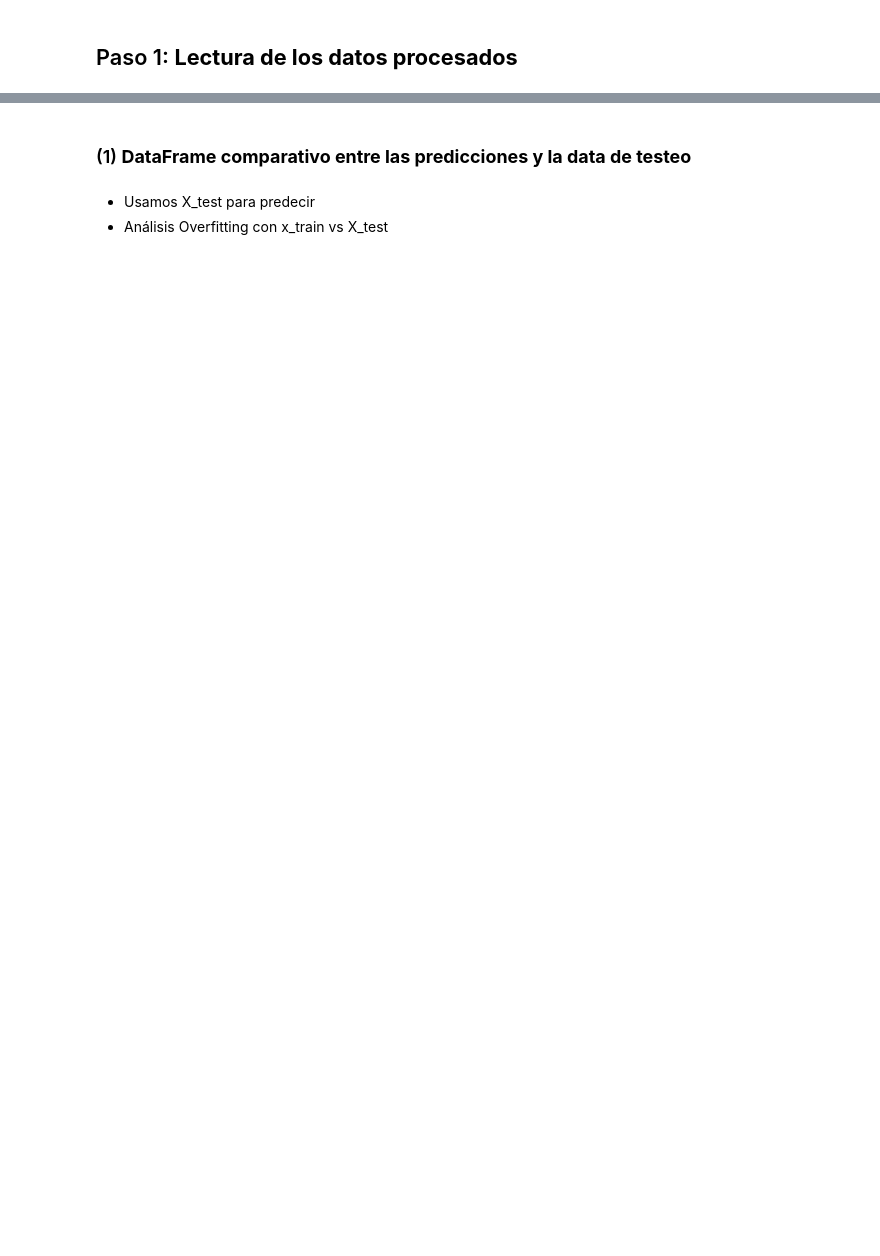
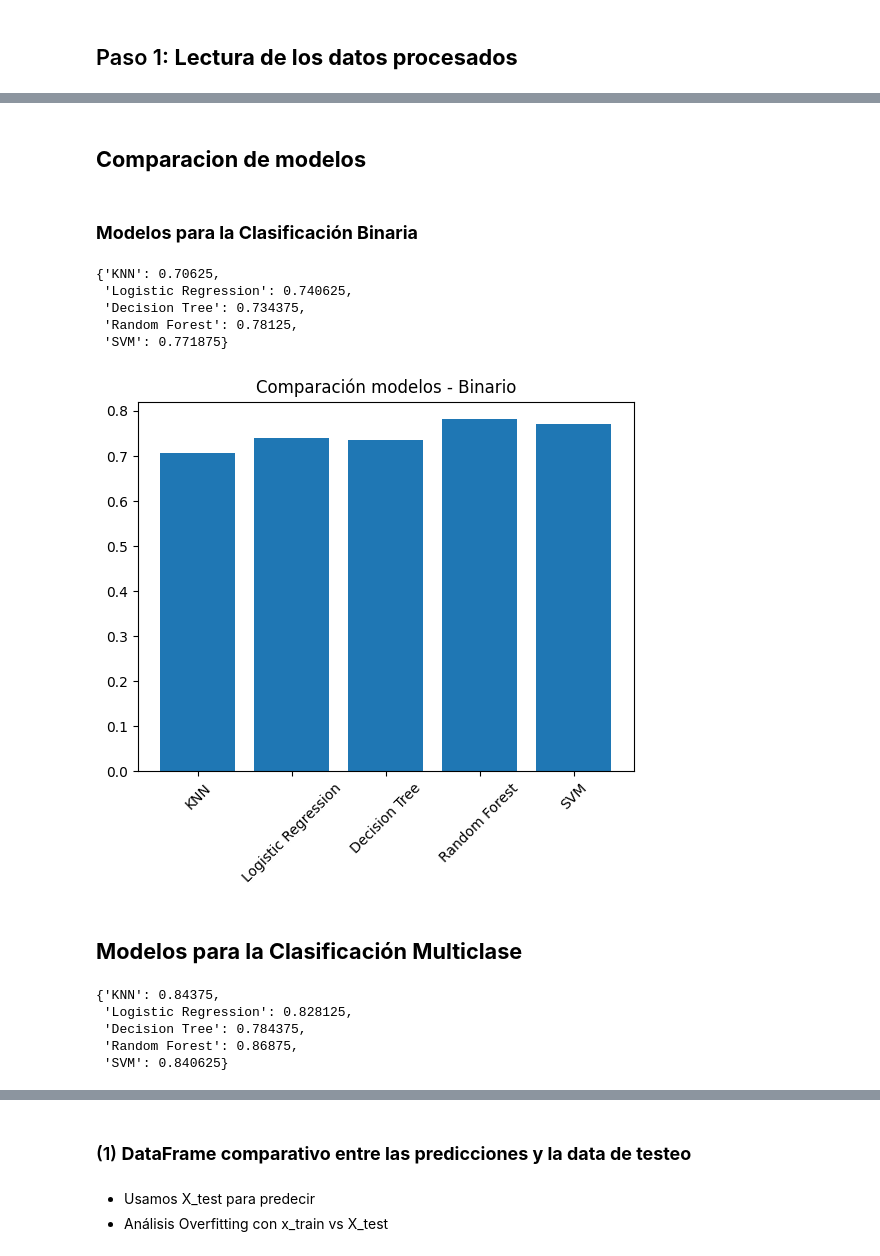
Before and after one commit to 4GeeksAcademy/CristinaChico_ML23-KNN-WineQuality, a Jupyter notebook: src/KNN-WineQuality_ML.ipynb, the cells around one changed output, grey strips where cells are left out. Drawn from its saved outputs; the diff is of its cells as text; code cells hidden in the pictures; blank space fills up the shorter version.

```diff
--- a/src/KNN-WineQuality_ML.ipynb
+++ b/src/KNN-WineQuality_ML.ipynb
@@ -439,0 +390,9 @@ KNeighborsClassifier()
+# %%
+knn = KNeighborsClassifier(n_neighbors=5)
+
+knn.fit(X_train_b, y_train_b)
+
+y_pred_knn = knn.predict(X_test_b)
+
+print("Accuracy KNN:", accuracy_score(y_test_b, y_pred_knn))
+print(classification_report(y_test_b, y_pred_knn))
@@ -439,0 +430,69 @@ KNeighborsClassifier()
+# %% [markdown]
+## **Comparacion de modelos**
+# %% [markdown]
+### **Modelos para la Clasificación Binaria**
+# %%
+models = {
+
+    "KNN": KNeighborsClassifier(n_neighbors=5),
+
+    "Logistic Regression": LogisticRegression(max_iter=200),
+
+    "Decision Tree": DecisionTreeClassifier(random_state=42),
+
+    "Random Forest": RandomForestClassifier(random_state=42),
+
+     "SVM": SVC()
+}
+# %%
+results_bin = {}
+
+for name, model in models.items():
+
+    model.fit(X_train_b, y_train_b)
+
+    pred = model.predict(X_test_b)
+
+    acc = accuracy_score(y_test_b, pred)
+
+    results_bin[name] = acc
+
+results_bin
+# %% [output]
+{'KNN': 0.70625,
+ 'Logistic Regression': 0.740625,
+ 'Decision Tree': 0.734375,
+ 'Random Forest': 0.78125,
+ 'SVM': 0.771875}
+# %%
+plt.bar(results_bin.keys(), results_bin.values())
+
+plt.title("Comparación modelos - Binario")
+
+plt.xticks(rotation=45)
+
+plt.show()
+# %% [output]
+[figure, added]
+# %% [markdown]
+## **Modelos para la Clasificación Multiclase**
+# %%
+results_multi = {}
+
+for name, model in models.items():
+
+    model.fit(X_train_m, y_train_m)
+
+    pred = model.predict(X_test_m)
+
+    acc = accuracy_score(y_test_m, pred)
+
+    results_multi[name] = acc
+
+results_multi
+# %% [output]
+{'KNN': 0.84375,
+ 'Logistic Regression': 0.828125,
+ 'Decision Tree': 0.784375,
+ 'Random Forest': 0.86875,
+ 'SVM': 0.840625}
```
Also changed, not shown: parts of 144 cells of this notebook.
